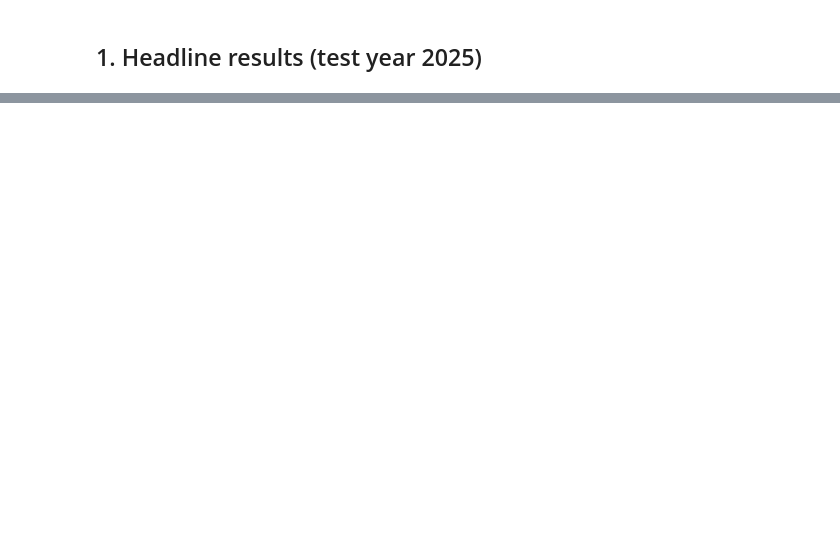
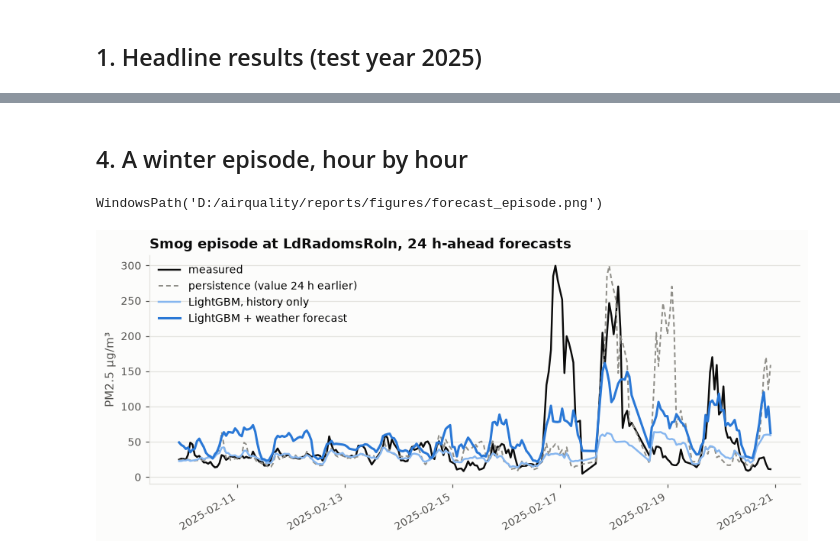
Before and after one commit to zacharycichawa/air-quality-forecasting, a Jupyter notebook: notebooks/02_forecasting.ipynb, the cells around one changed output, grey strips where cells are left out. Cells and saved outputs as stored; diff of their text form; code cells hidden in the pictures; blank space fills up the shorter version.

```diff
--- a/notebooks/02_forecasting.ipynb
+++ b/notebooks/02_forecasting.ipynb
@@ -237,0 +203,25 @@ global model learn regional differences.
+# %% [markdown]
+## 4. A winter episode, hour by hour
+# %%
+winter = pred[(pred.target_ts >= "2025-01-01") & (pred.target_ts < "2025-03-01")
+              & ~pred.station_code.astype(str).str.endswith("MOB")]  # fixed stations only
+station = winter.groupby("station_code", observed=True).target.max().idxmax()
+peak = winter[winter.station_code == station].sort_values("target").iloc[-1].target_ts
+window = pred[(pred.station_code == station)
+              & (pred.target_ts >= peak - pd.Timedelta(days=7))
+              & (pred.target_ts <= peak + pd.Timedelta(days=4))].sort_values("target_ts")
+
+fig, ax = plt.subplots(figsize=(10, 4))
+ax.plot(window.target_ts, window.target, color="#0b0b0b", lw=1.6, label="measured")
+ax.plot(window.target_ts, window.persistence, color=GREY, lw=1.3, ls=(0, (3, 2)),
+        label="persistence (value 24 h earlier)")
+ax.plot(window.target_ts, window.lightgbm, color=HISTORY, lw=1.6, label="LightGBM, history only")
+ax.plot(window.target_ts, window.lightgbm_forecast_weather, color=WEATHER, lw=2,
+        label="LightGBM + weather forecast")
+ax.set(ylabel="PM2.5 µg/m³", title=f"Smog episode at {station}, 24 h-ahead forecasts")
+ax.legend(loc="upper left")
+fig.autofmt_xdate()
+save(fig, "forecast_episode")
+# %% [output]
+WindowsPath('D:/airquality/reports/figures/forecast_episode.png')
+[figure, added]
```
Also changed, not shown: parts of 35 cells of this notebook, 40 other files.
